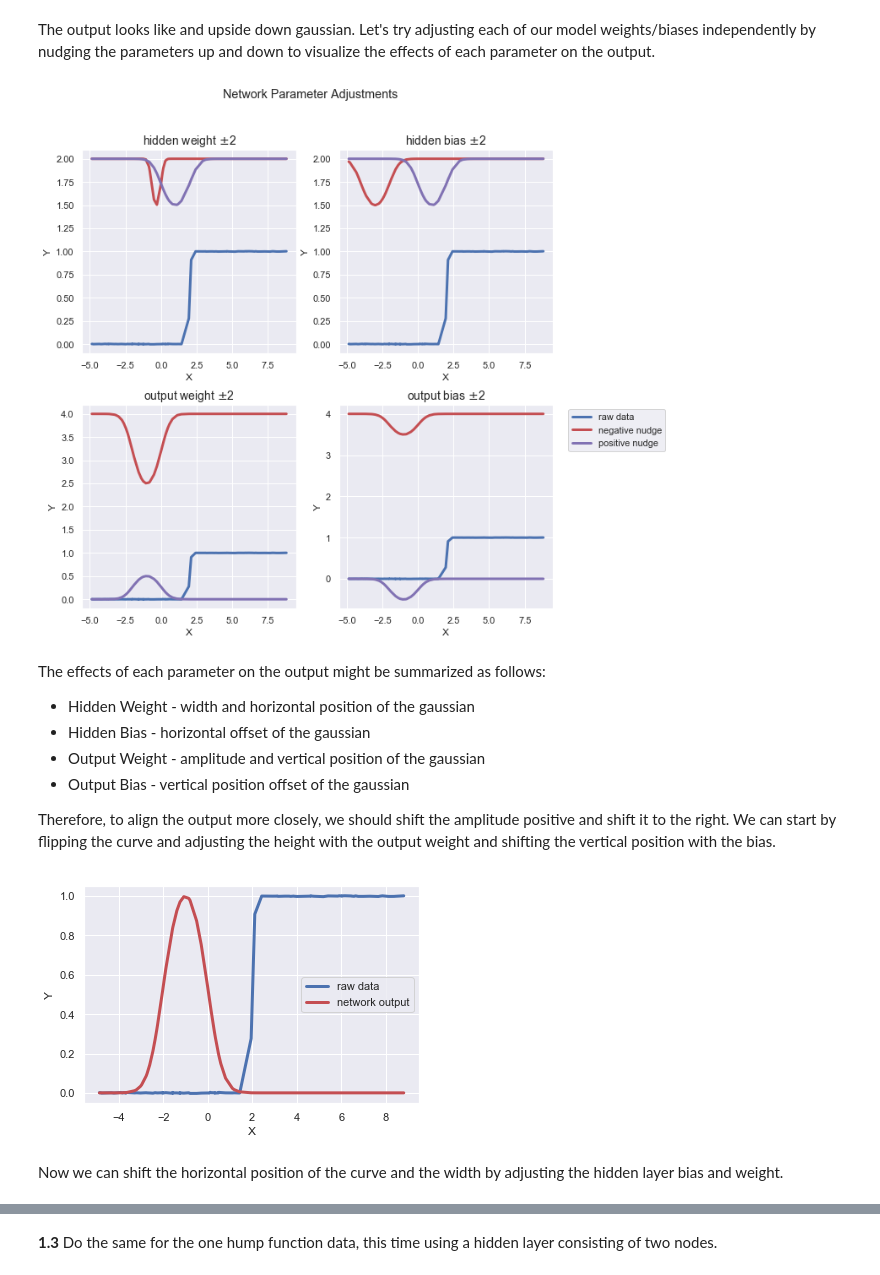
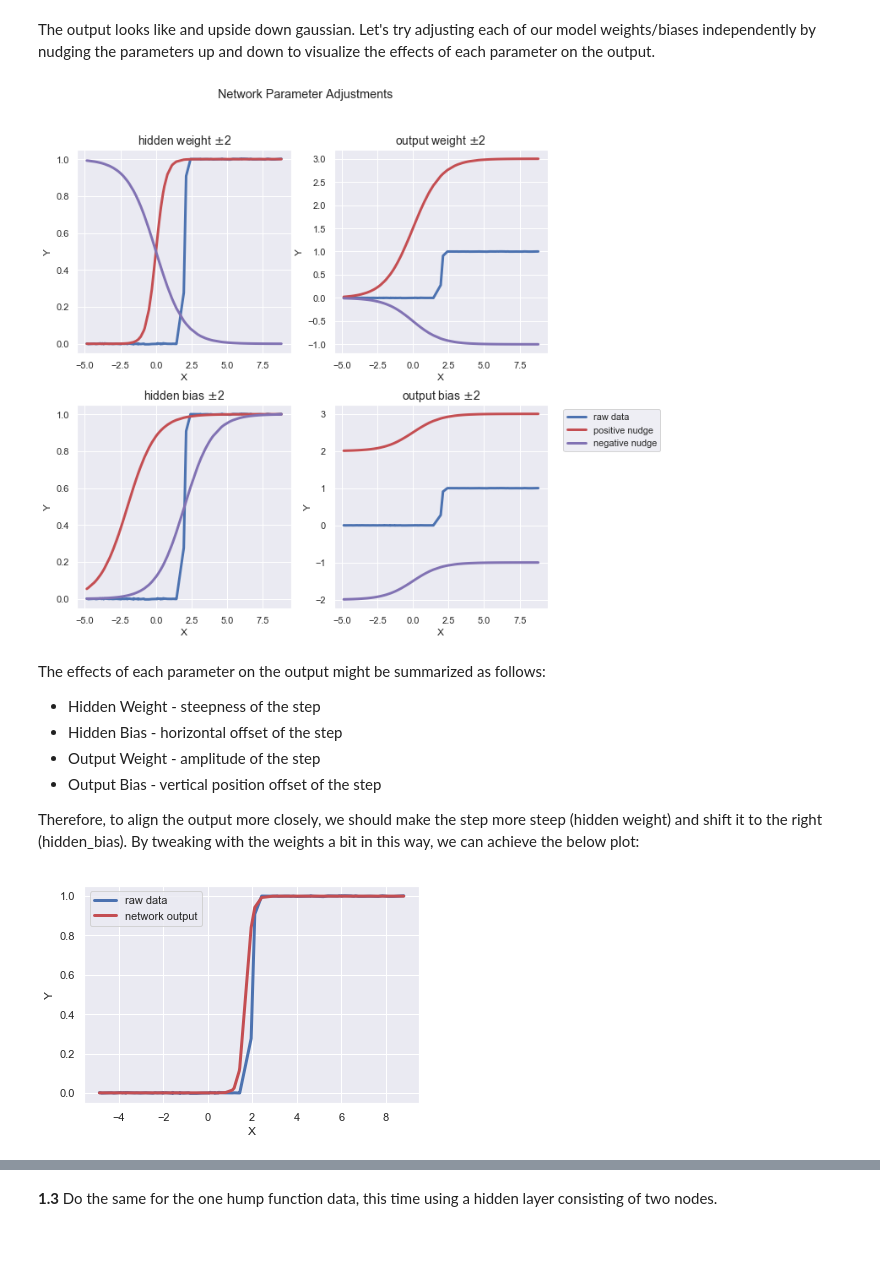
Before and after one commit to werkhoven/CS109_notebooks, a Jupyter notebook: HW6/cs109a_hw6_109.ipynb, the cells around one changed output, grey strips where cells are left out. Cells and saved outputs as stored; diff of their text form; code cells hidden in the pictures; blank space fills up the shorter version.

```diff
--- a/HW6/cs109a_hw6_109.ipynb
+++ b/HW6/cs109a_hw6_109.ipynb
@@ -51,7 +51,7 @@ from sklearn.metrics import mean_squared_error
 from sklearn.model_selection import train_test_split
 from IPython.display import display
 # %%
-mpl.rcParams['axes.prop_cycle'] = mpl.cycler(color=['b', 'r', 'm'])
+mpl.rcParams['axes.prop_cycle'] = mpl.cycler(color=['b', 'r', 'm','g'])
 # %% [markdown]
 <div class="theme"> Overview </div>
 
@@ -164,11 +159,11 @@ def sig_fun(z):
       Outputs:
          h: ndarray of shape(z) containing sigmoid(z)
      """
-    return(1/(1+np.exp(-z*z)))
+    return(1/(1+np.exp(-z)))
 # %% [markdown]
 There is no need to define a separate linear output function, as we can just repurpose `z_fun` above for the output as well. Now we can define a single function to to run a single iteration of the network.
 # %%
-def hidden_layer_network(x, hid_w, hid_b, out_w, out_b):
+def forward_network(x, hid_w, out_w):
     """
     Compute y: the output of single hidden layer network with
         Inputs:
@@ -182,11 +177,11 @@ def hidden_layer_network(x, hid_w, hid_b, out_w, out_b):
     """
 
     # input the values to layer one linear function and then activate sigmoid
-    z = z_fun(x, hid_w, hid_b)
+    z = z_fun(x, hid_w)
     h = sig_fun(z)
 
     # pass hidden layer output to the output layer
-    out_h = z_fun(h, out_w, out_b)
+    out_h = z_fun(h, out_w)
     return(out_h)
 # %% [markdown]
 To evaluate the models performance, we should define a function to compare the models response var to the true response.
@@ -202,12 +197,10 @@ Let's test out the model by initializing some parameters, running the input thro
 # %%
 # well start with boths weights=1 and both biases=0
 x = step_df.x.values
-hidden_w = 1
-hidden_b = 1
-output_w = 1
-output_b = 1
+hidden_w = np.array([1,0]).reshape(2,1)
+output_w = np.array([1,0]).reshape(2,1)
 
-output = hidden_layer_network(x, hidden_w, hidden_b, output_w, output_b)
+output = forward_network(x, hidden_w, output_w)
 
 # plot the output
 plot_model_comparison(step_df, output)
@@ -218,50 +211,55 @@ plt.title("Step function raw data, single node network output", fontsize=14);
 The output looks like and upside down gaussian. Let's try adjusting each of our model weights/biases independently by nudging the parameters up and down to visualize the effects of each parameter on the output.
 # %%
 # define parameters and amount to shift each parameter by
-params = np.array([hidden_w, hidden_b, output_w, output_b])
-p_names = ["hidden weight","hidden bias","output weight","output bias"]
+params = np.hstack((hidden_w,output_w))
+p_names = ["hidden weight","output weight","hidden bias","output bias"]
+m = params.shape[0]
+n = params.shape[1]
 shift = 2
 
 # interate over parameters, shift, and plot results
 plt.figure(figsize=(10,10))
-for i in range(params.shape[0]):
+for i in range(m):
+    for j in range(n):
 
-    # plot raw data
-    plt.subplot(2,2,i+1)
-    ax, perm = plot_df_xy(step_df)
+        ct = i*m + j
 
-    # shift parameter up and plot output
-    tmp_p =params.copy()
-    tmp_p[i] += shift
-    output = hidden_layer_network(x, *tmp_p)
-    ax.plot(x[perm], output[perm], lw=3)
+        # plot raw data
+        plt.subplot(params.shape[0],params.shape[1],ct+1)
+        ax, perm = plot_df_xy(step_df)
 
-    # shift parameter down and plot output
-    tmp_p[i] += shift*-2
-    output = hidden_layer_network(x, *tmp_p)
-    ax.plot(x[perm], output[perm], lw=3)
-    plt.title("{} $\pm${}".format(p_names[i],shift), fontsize=14);
+        # shift parameter up and plot output
+        tmp_p =params.copy()
+        tmp_p[i,j] += shift
+        output = forward_network(x, tmp_p[:,0], tmp_p[:,1])
+        ax.plot(x[perm], output[perm], lw=3)
 
-plt.legend(plt.gca(), labels=["raw data","negative nudge","positive nudge"], bbox_to_anchor=(1.05,1))
+        # shift parameter down and plot output
+        tmp_p[i,j] += shift*-2
+        output = forward_network(x, tmp_p[:,0], tmp_p[:,1])
+        ax.plot(x[perm], output[perm], lw=3)
+        plt.title("{} $\pm${}".format(p_names[ct],shift), fontsize=14);
+
+plt.legend(plt.gca(), labels=["raw data","positive nudge","negative nudge"], bbox_to_anchor=(1.05,1))
 plt.suptitle("Network Parameter Adjustments")
 plt.subplots_adjust(hspace=.25)
 # %% [output]
-[figure, old version]
+[figure, new version]
 # %% [markdown]
 The effects of each parameter on the output might be summarized as follows:
 
-- Hidden Weight - width and horizontal position of the gaussian
-- Hidden Bias - horizontal offset of the gaussian
-- Output Weight - amplitude and vertical position of the gaussian
-- Output Bias - vertical position offset of the gaussian
+- Hidden Weight - steepness of the step
+- Hidden Bias - horizontal offset of the step
+- Output Weight - amplitude of the step
+- Output Bias - vertical position offset of the step
 
-Therefore, to align the output more closely, we should shift the amplitude positive and shift it to the right. We can start by flipping the curve and adjusting the height with the output weight and shifting the vertical position with the bias.
+Therefore, to align the output more closely, we should make the step more steep (hidden weight) and shift it to the right (hidden_bias). By tweaking with the weights a bit in this way, we can achieve the below plot:
 # %%
-output = hidden_layer_network(x, hidden_w, hidden_b, output_w-3,output_b+1)
+hid_w = hidden_w.copy() + np.array([6,-12]).reshape(-1,1)
+out_w = hidden_w.copy() + np.array([0,0]).reshape(-1,1)
+output = forward_network(x, hid_w, out_w)
 ax, perm = plot_df_xy(step_df)
 ax.plot(x[perm], output[perm], lw=3,label="network output")
 ax.legend();
 # %% [output]
-[figure, old version]
+[figure, new version]
-# %% [markdown]
-Now we can shift the horizontal position of the curve and the width by adjusting the hidden layer bias and weight.
```
Also changed, not shown: parts of 45 cells of this notebook.
